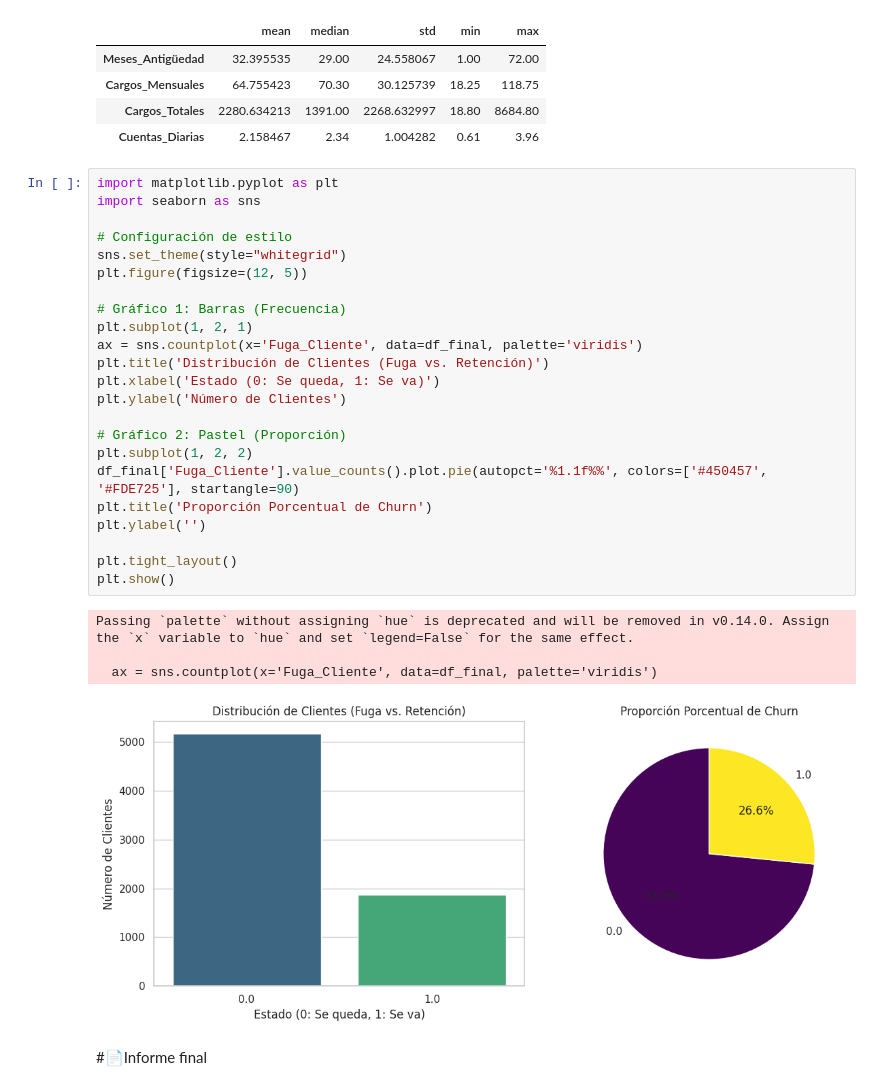
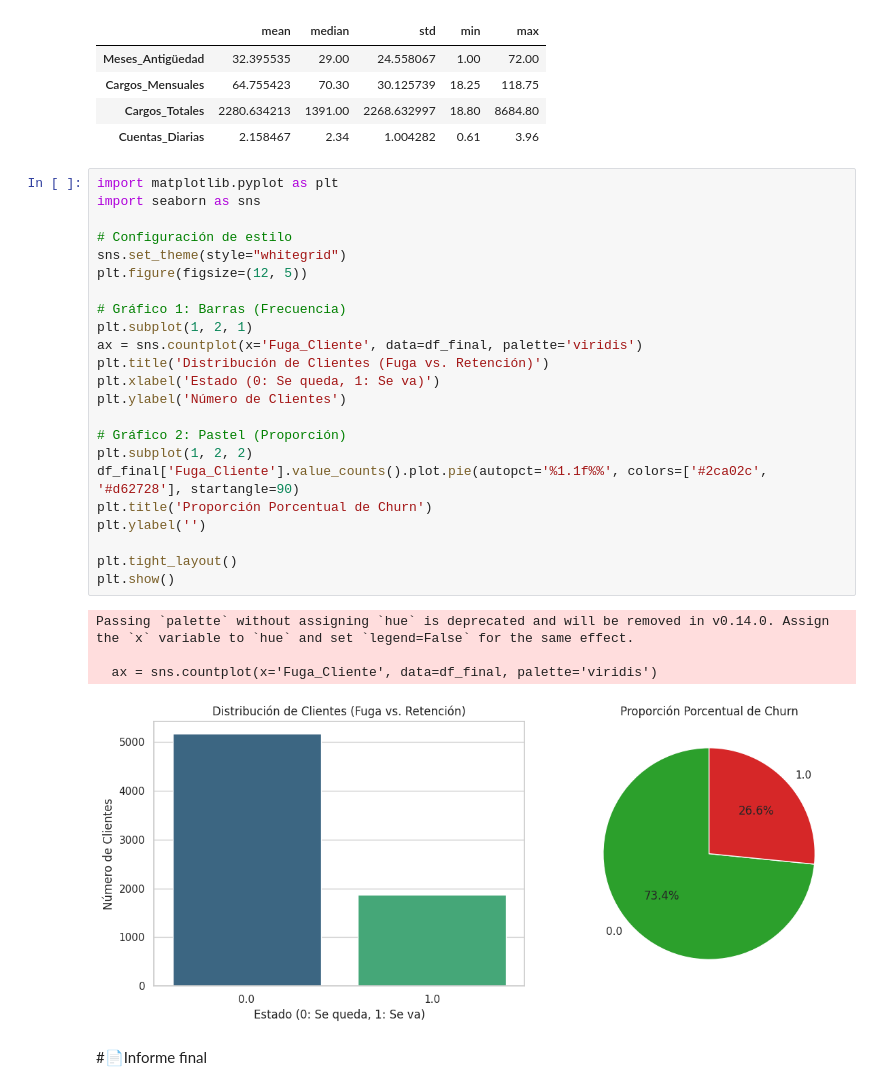
Before and after one commit to yansiercaro/TelecomX_LATAM, a Jupyter notebook: TelecomX_LATAM.ipynb, the cells around one changed output. Drawn from its saved outputs; the diff is of its cells as text.

Commit message:
Ajustando colores

```diff
--- a/TelecomX_LATAM.ipynb
+++ b/TelecomX_LATAM.ipynb
@@ -306,30 +306,30 @@ display(resumen_descriptivo[['mean', 'median', 'std', 'min', 'max']])
 # %%
 import matplotlib.pyplot as plt
 import seaborn as sns
 
 # Configuración de estilo
 sns.set_theme(style="whitegrid")
 plt.figure(figsize=(12, 5))
 
 # Gráfico 1: Barras (Frecuencia)
 plt.subplot(1, 2, 1)
 ax = sns.countplot(x='Fuga_Cliente', data=df_final, palette='viridis')
 plt.title('Distribución de Clientes (Fuga vs. Retención)')
 plt.xlabel('Estado (0: Se queda, 1: Se va)')
 plt.ylabel('Número de Clientes')
 
 # Gráfico 2: Pastel (Proporción)
 plt.subplot(1, 2, 2)
-df_final['Fuga_Cliente'].value_counts().plot.pie(autopct='%1.1f%%', colors=['#450457', '#FDE725'], startangle=90)
+df_final['Fuga_Cliente'].value_counts().plot.pie(autopct='%1.1f%%', colors=['#2ca02c', '#d62728'], startangle=90)
 plt.title('Proporción Porcentual de Churn')
 plt.ylabel('')
 
 plt.tight_layout()
 plt.show()
 # %% [output]
 Passing `palette` without assigning `hue` is deprecated and will be removed in v0.14.0. Assign the `x` variable to `hue` and set `legend=False` for the same effect.
 
   ax = sns.countplot(x='Fuga_Cliente', data=df_final, palette='viridis')
-[figure, old version]
+[figure, new version]
 # %% [markdown]
 #📄Informe final
```
